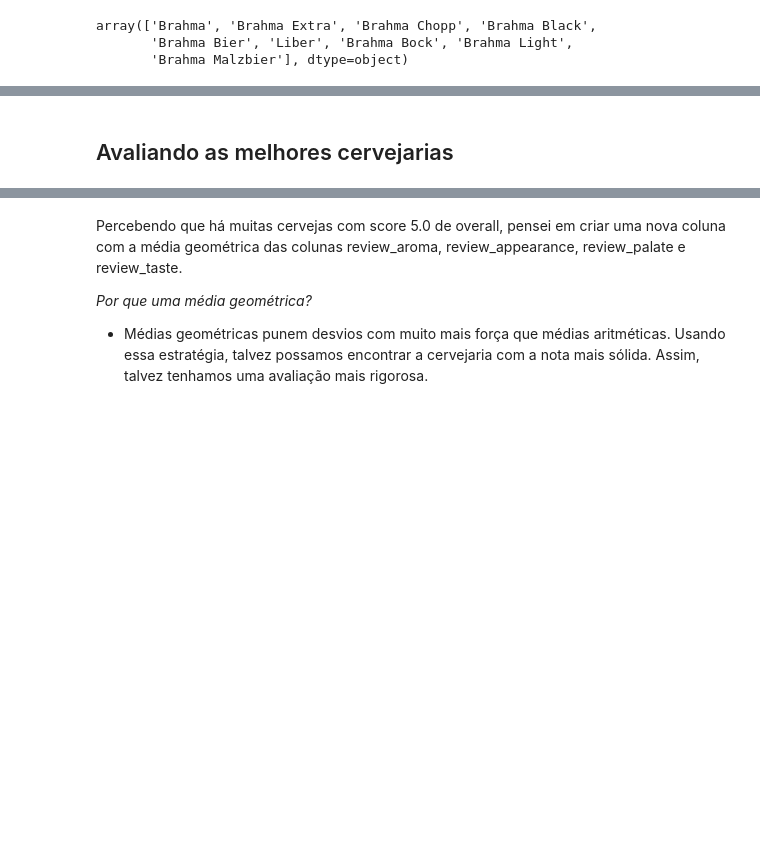
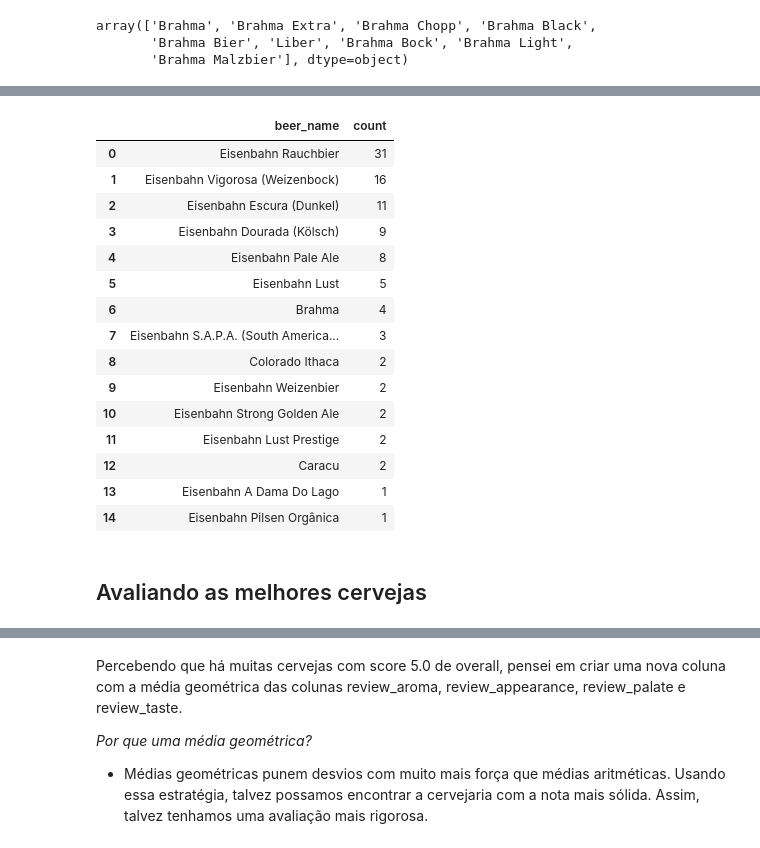
Before and after one commit to fea-dev-usp/analise-da-breja, a Jupyter notebook: Notas de Breja por Cervejaria.ipynb, the cells around one changed output, grey strips where cells are left out. Drawn from its saved outputs; the diff is of its cells as text; code cells hidden in the pictures; blank space fills up the shorter version.

```diff
--- a/Notas de Breja por Cervejaria.ipynb
+++ b/Notas de Breja por Cervejaria.ipynb
@@ -288,0 +312,9 @@ array(['Brahma', 'Brahma Extra', 'Brahma Chopp', 'Brahma Black',
+# %%
+# Vemos várias avaliações que dão 5/5 de overall para as cervejas, ainda que os reviews não sejam necessariamente todos 5/5.
+# Para lidar com isso, vamos criar uma coluna com a média geométrica dos reviews
+    # Criando uma lista com os critérios de avaliação
+reviews = ['review_aroma', 'review_appearance', 'review_palate', 'review_taste']
+    # Criando a nova coluna no df de cervejas nacionais
+cervejas_nacionais['geom_mean'] = sp.stats.mstats.gmean(cervejas_nacionais[reviews], axis=1).round(2)
+
+#display(cervejas_nacionais.sort_values(by='geom_mean', ascending=False))
@@ -289,3 +327,30 @@ array(['Brahma', 'Brahma Extra', 'Brahma Chopp', 'Brahma Black',
+# %%
+# Filtrando agora para conter apenas as cervejas que receberam avaliações com média geométrica maior que 4
+melhores_cervejas_brasileiras = cervejas_nacionais[(cervejas_nacionais['geom_mean'] > 4)]
+#display(melhores_cervejas_brasileiras)
+
+# E agora gerando a contagem das cervejas que mais são consistentemente bem avaliadas
+contagem_cervejas_brasileiras = melhores_cervejas_brasileiras['beer_name'].value_counts().reset_index()
+contagem_cervejas_brasileiras.columns = ['beer_name', 'count']
+contagem_cervejas_brasileiras = contagem_cervejas_brasileiras.sort_values(by='count', ascending=False)
+display(contagem_cervejas_brasileiras)
+# %% [output]
+|  | beer_name | count |
+| 0 | Eisenbahn Rauchbier | 31 |
+| 1 | Eisenbahn Vigorosa (Weizenbock) | 16 |
+| 2 | Eisenbahn Escura (Dunkel) | 11 |
+| 3 | Eisenbahn Dourada (Kölsch) | 9 |
+| 4 | Eisenbahn Pale Ale | 8 |
+| 5 | Eisenbahn Lust | 5 |
+| 6 | Brahma | 4 |
+| 7 | Eisenbahn S.A.P.A. (South America... | 3 |
+| 8 | Colorado Ithaca | 2 |
+| 9 | Eisenbahn Weizenbier | 2 |
+| 10 | Eisenbahn Strong Golden Ale | 2 |
+| 11 | Eisenbahn Lust Prestige | 2 |
+| 12 | Caracu | 2 |
+| 13 | Eisenbahn A Dama Do Lago | 1 |
+| 14 | Eisenbahn Pilsen Orgânica | 1 |
 # %% [markdown]
-## Avaliando as melhores cervejarias
+## Avaliando as melhores cervejas
 # %%
```
Also changed, not shown: parts of 3 cells of this notebook.
